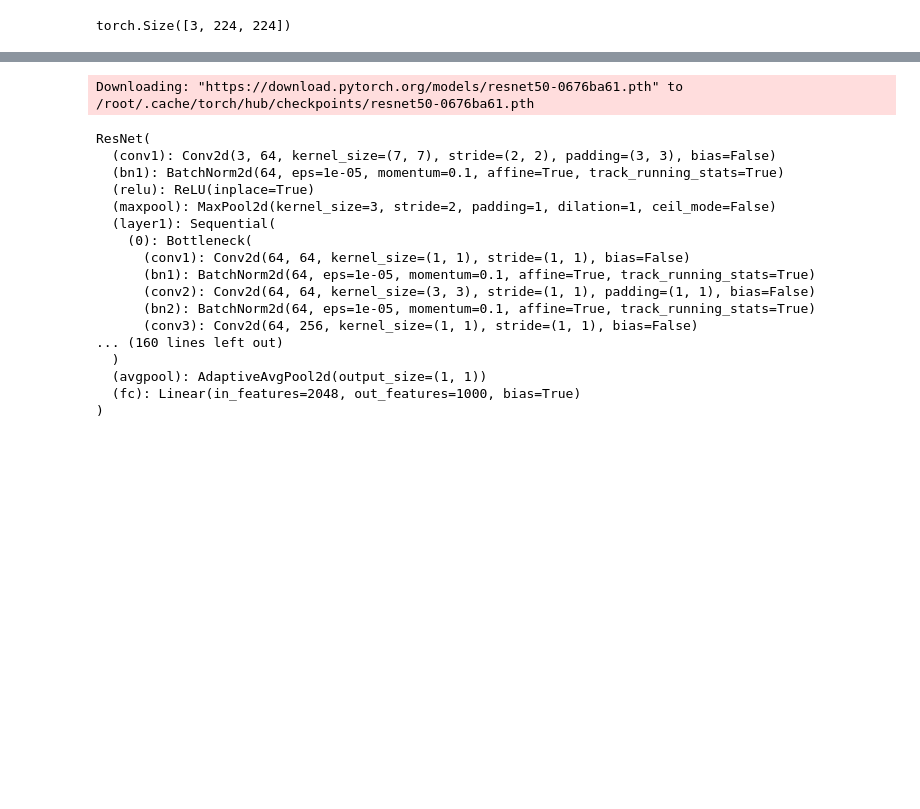
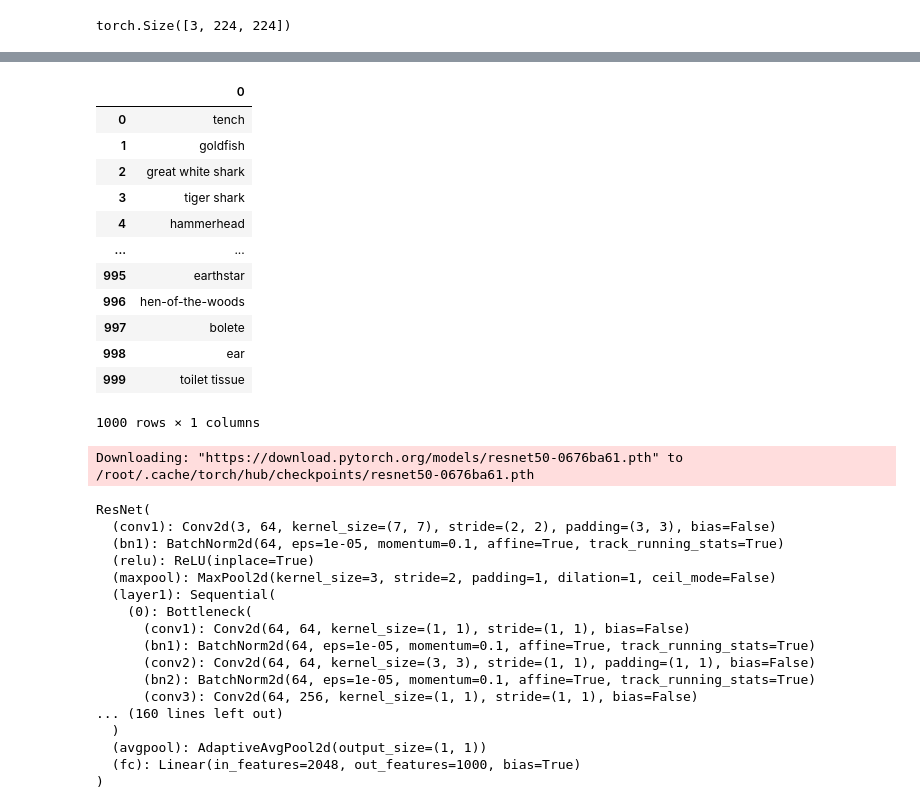
Before and after one commit to utpalssg/pythonai, a Jupyter notebook: TensorTry.ipynb, the cells around one changed output, grey strips where cells are left out. Drawn from its saved outputs; the diff is of its cells as text; code cells hidden in the pictures; blank space fills up the shorter version.

```diff
--- a/TensorTry.ipynb
+++ b/TensorTry.ipynb
@@ -46,3 +70,22 @@ print(np.__version__)
+# %%
+import pandas as pd
+
+labels = pd.read_csv("https://raw.githubusercontent.com/pytorch/hub/master/imagenet_classes.txt", header=None)
+labels
+# %% [output]
+|  | 0 |
+| 0 | tench |
+| 1 | goldfish |
+| 2 | great white shark |
+| 3 | tiger shark |
+| 4 | hammerhead |
+| ... | ... |
+| 995 | earthstar |
+| 996 | hen-of-the-woods |
+| 997 | bolete |
+| 998 | ear |
+| 999 | toilet tissue |
+1000 rows × 1 columns
 # %%
 import torch
 from torchvision import models, transforms
```
Also changed, not shown: parts of 4 cells of this notebook.
